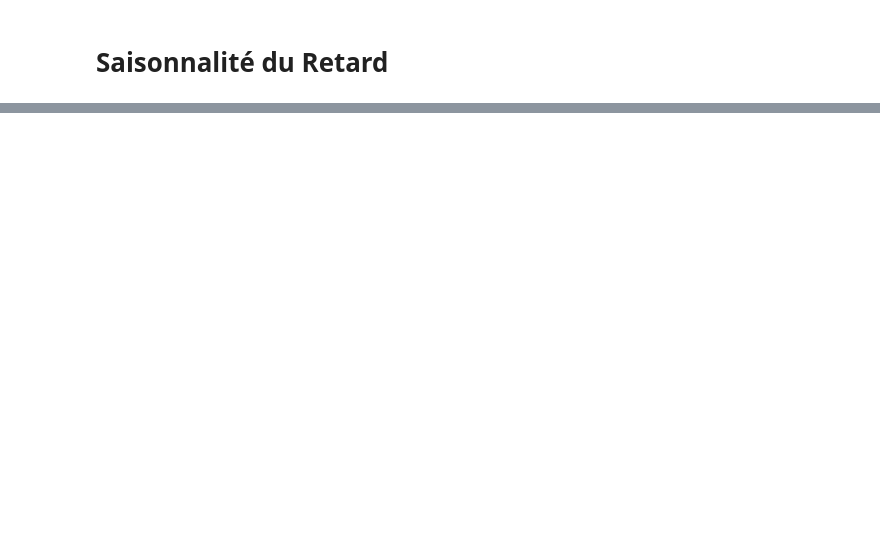
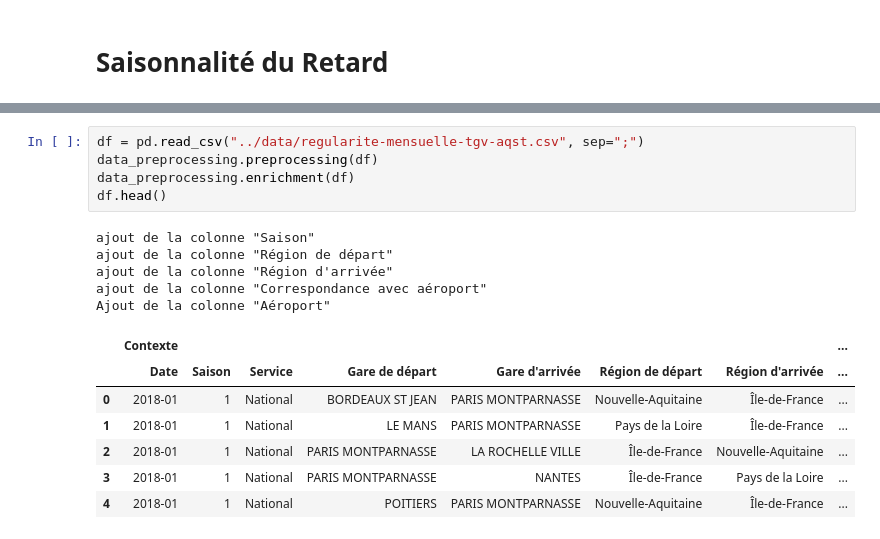
Before and after one commit to Luca-Hachani/SNCF-Project, a Jupyter notebook: poc/EDA_luca.ipynb, the cells around one changed output, grey strips where cells are left out. Drawn from its saved outputs; the diff is of its cells as text; blank space fills up the shorter version.

```diff
--- a/poc/EDA_luca.ipynb
+++ b/poc/EDA_luca.ipynb
@@ -502,0 +456,18 @@ df_airport_seasonality.head(19)
+# %%
+df = pd.read_csv("../data/regularite-mensuelle-tgv-aqst.csv", sep=";")
+data_preprocessing.preprocessing(df)
+data_preprocessing.enrichment(df)
+df.head()
+# %% [output]
+ajout de la colonne "Saison"
+ajout de la colonne "Région de départ"
+ajout de la colonne "Région d'arrivée"
+ajout de la colonne "Correspondance avec aéroport"
+Ajout de la colonne "Aéroport"
+|  | Contexte |  |  |  |  |  |  | ... |
+|  | Date | Saison | Service | Gare de départ | Gare d'arrivée | Région de départ | Région d'arrivée | ... |
+| 0 | 2018-01 | 1 | National | BORDEAUX ST JEAN | PARIS MONTPARNASSE | Nouvelle-Aquitaine | Île-de-France | ... |
+| 1 | 2018-01 | 1 | National | LE MANS | PARIS MONTPARNASSE | Pays de la Loire | Île-de-France | ... |
+| 2 | 2018-01 | 1 | National | PARIS MONTPARNASSE | LA ROCHELLE VILLE | Île-de-France | Nouvelle-Aquitaine | ... |
+| 3 | 2018-01 | 1 | National | PARIS MONTPARNASSE | NANTES | Île-de-France | Pays de la Loire | ... |
+| 4 | 2018-01 | 1 | National | POITIERS | PARIS MONTPARNASSE | Nouvelle-Aquitaine | Île-de-France | ... |
```
Also changed, not shown: parts of 21 cells of this notebook, 1 other file.
